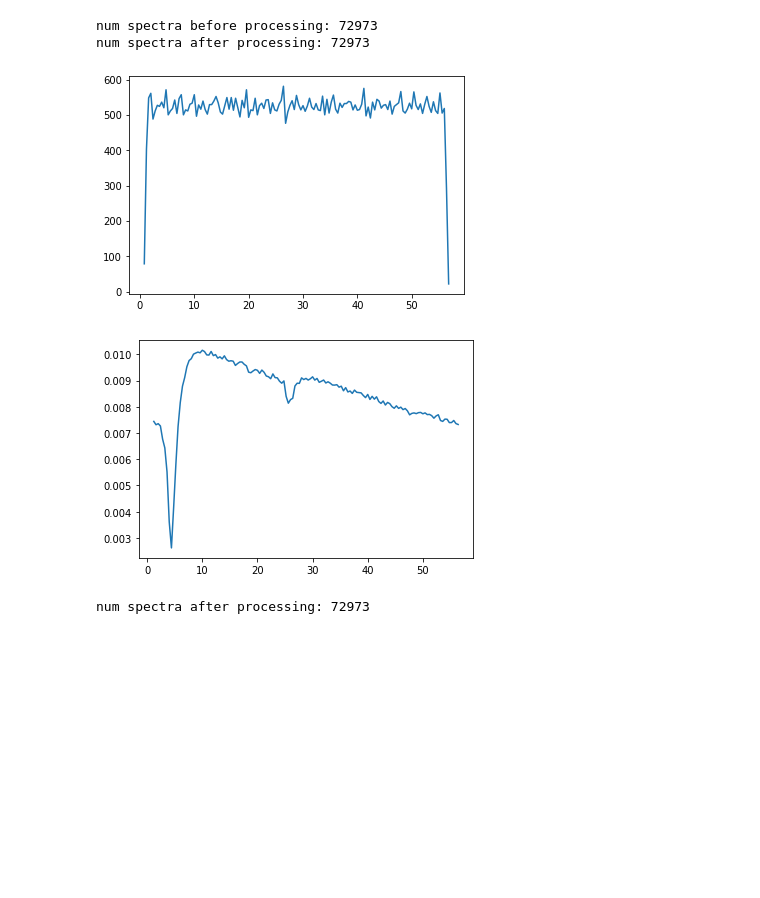
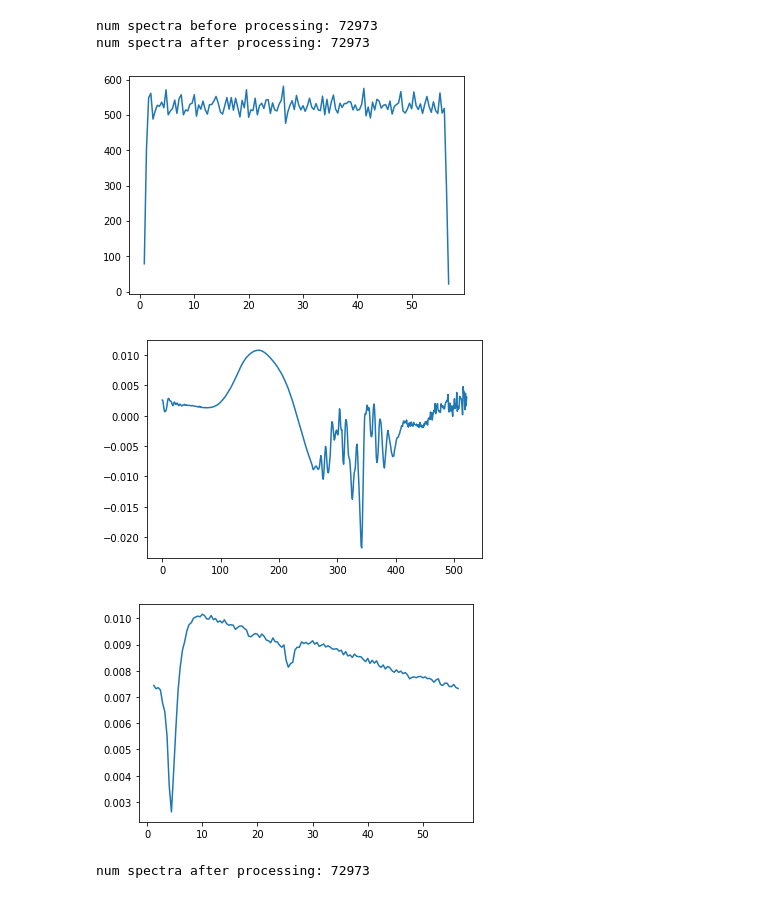
Before and after one commit to ohueter/transient-absorption-delay-recovery, a Jupyter notebook: notebooks/HCQ 9ns.ipynb, the cells around one changed output. Saved outputs shown, nothing was run; the diff lists cells and outputs as text; code cells hidden in the pictures; blank space fills up the shorter version.

```diff
--- a/notebooks/HCQ 9ns.ipynb
+++ b/notebooks/HCQ 9ns.ipynb
@@ -17,23 +17,28 @@ tcspc_data.delays_directory = "../../HQC/HQC_MeOH_387nm_9ns_2001ms_0fs/TCSPC"
 # %%
 print("num spectra before processing:", ta_data.num_spectra)
 
 ana = nsta.analysis.TATCSCPAnalysis(ta_data, tcspc_data)
 ana.process_data()
 
 plt.figure()
 plt.plot(ana.delay_statistics[0], ana.delay_statistics[1])
 plt.show()
 
+wl, od = ana.plot_spectrum(ana.ta_data.delta_od)
+plt.figure()
+plt.plot(wl, od)
+plt.show()
+
 t, od = ana.plot_transient(120, 220)
-
 plt.figure()
 plt.plot(t, od)
 plt.show()
 # %% [output]
 num spectra before processing: 72973
 num spectra after processing: 72973
 [figure]
-[figure, old version]
+[figure, new version]
+[figure, added]
 # %%
 # ana._delay_offsets = np.zeros(ana.ta_data.num_steps, dtype=np.int) - 1
 ana._delay_offsets = -1 * np.around(np.random.rand(ana.ta_data.num_steps)).astype(int)
```
Also changed, not shown: parts of 2 cells of this notebook, 6 other files.
